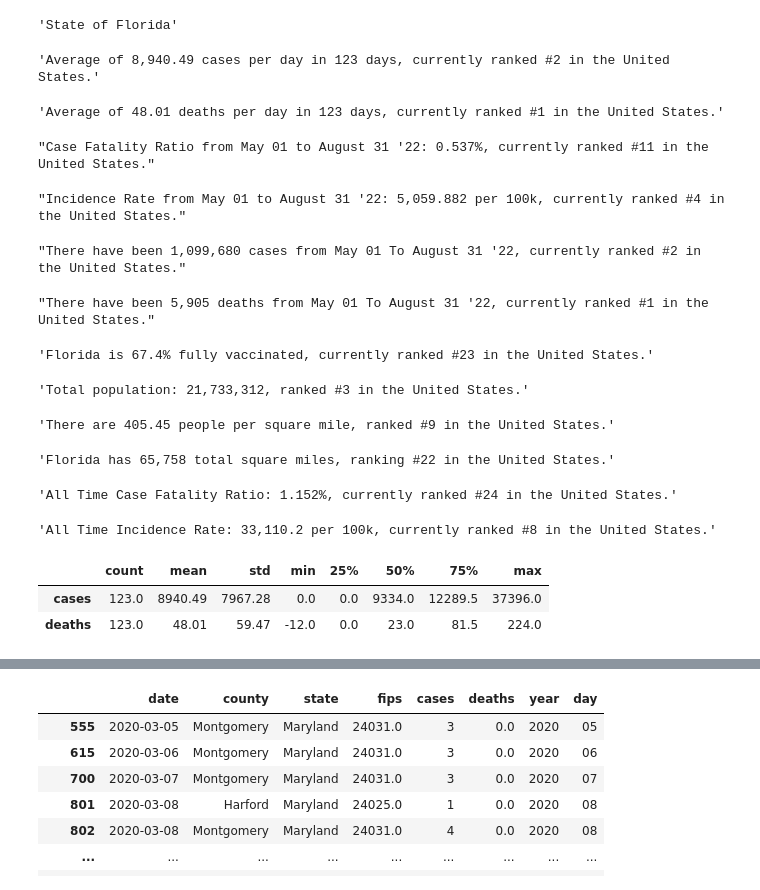
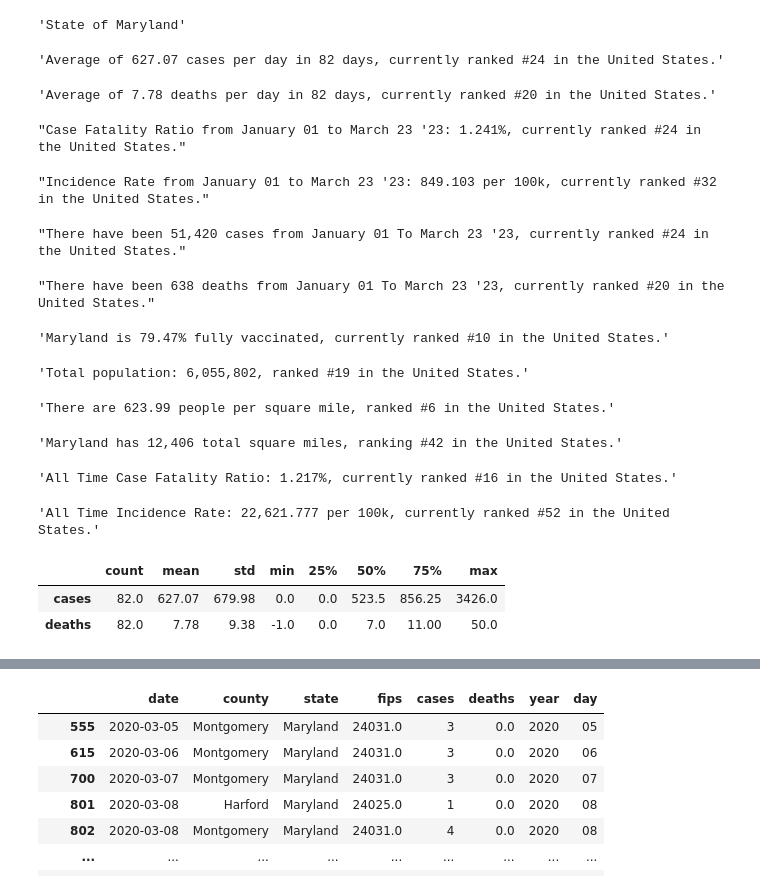
Before and after one commit to mruiz99/COVID-19-Stats-by-State, a Jupyter notebook: NYTIMES_COVID_VISUALS.ipynb, the cells around one changed output, grey strips where cells are left out. Saved outputs shown, nothing was run; the diff lists cells and outputs as text; code cells hidden in the pictures.

Commit message:
todays stats

```diff
--- a/NYTIMES_COVID_VISUALS.ipynb
+++ b/NYTIMES_COVID_VISUALS.ipynb
@@ -1826,22 +1828,22 @@ class Graph:
 # %%
-stats=Stats(state="FL", currmo=8, lastmo=5, curryear=22, lastyear=22)
+stats=Stats(state="MD", currmo=6, lastmo=1, curryear=23, lastyear=23)
 # %% [output]
-'State of Florida'
+'State of Maryland'
-'Average of 8,940.49 cases per day in 123 days, currently ranked #2 in the United States.'
+'Average of 627.07 cases per day in 82 days, currently ranked #24 in the United States.'
-'Average of 48.01 deaths per day in 123 days, currently ranked #1 in the United States.'
+'Average of 7.78 deaths per day in 82 days, currently ranked #20 in the United States.'
-"Case Fatality Ratio from May 01 to August 31 '22: 0.537%, currently ranked #11 in the United States."
+"Case Fatality Ratio from January 01 to March 23 '23: 1.241%, currently ranked #24 in the United States."
-"Incidence Rate from May 01 to August 31 '22: 5,059.882 per 100k, currently ranked #4 in the United States."
+"Incidence Rate from January 01 to March 23 '23: 849.103 per 100k, currently ranked #32 in the United States."
-"There have been 1,099,680 cases from May 01 To August 31 '22, currently ranked #2 in the United States."
+"There have been 51,420 cases from January 01 To March 23 '23, currently ranked #24 in the United States."
-"There have been 5,905 deaths from May 01 To August 31 '22, currently ranked #1 in the United States."
+"There have been 638 deaths from January 01 To March 23 '23, currently ranked #20 in the United States."
-'Florida is 67.4% fully vaccinated, currently ranked #23 in the United States.'
+'Maryland is 79.47% fully vaccinated, currently ranked #10 in the United States.'
-'Total population: 21,733,312, ranked #3 in the United States.'
+'Total population: 6,055,802, ranked #19 in the United States.'
-'There are 405.45 people per square mile, ranked #9 in the United States.'
+'There are 623.99 people per square mile, ranked #6 in the United States.'
-'Florida has 65,758 total square miles, ranking #22 in the United States.'
+'Maryland has 12,406 total square miles, ranking #42 in the United States.'
-'All Time Case Fatality Ratio: 1.152%, currently ranked #24 in the United States.'
+'All Time Case Fatality Ratio: 1.217%, currently ranked #16 in the United States.'
-'All Time Incidence Rate: 33,110.2 per 100k, currently ranked #8 in the United States.'
+'All Time Incidence Rate: 22,621.777 per 100k, currently ranked #52 in the United States.'
 |  | count | mean | std | min | 25% | 50% | 75% | max |
-| cases | 123.0 | 8940.49 | 7967.28 | 0.0 | 0.0 | 9334.0 | 12289.5 | 37396.0 |
-| deaths | 123.0 | 48.01 | 59.47 | -12.0 | 0.0 | 23.0 | 81.5 | 224.0 |
+| cases | 82.0 | 627.07 | 679.98 | 0.0 | 0.0 | 523.5 | 856.25 | 3426.0 |
+| deaths | 82.0 | 7.78 | 9.38 | -1.0 | 0.0 | 7.0 | 11.00 | 50.0 |
 # %%
 graphs = Graph(stats.allstats)
 graphs.getGraph("info")
```
Also changed, not shown: parts of 3 cells of this notebook, 4 other files.
